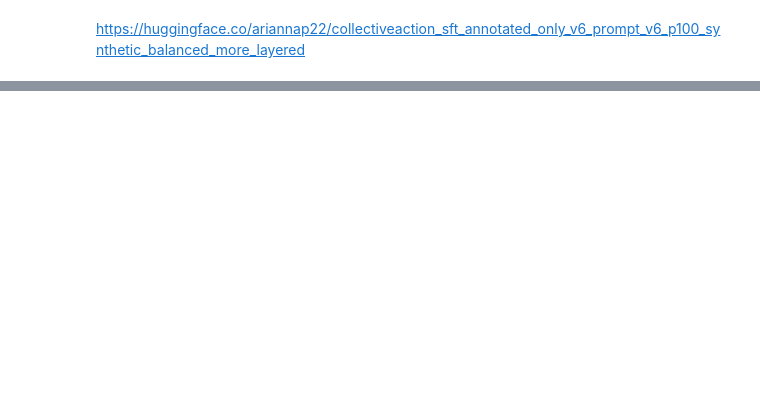
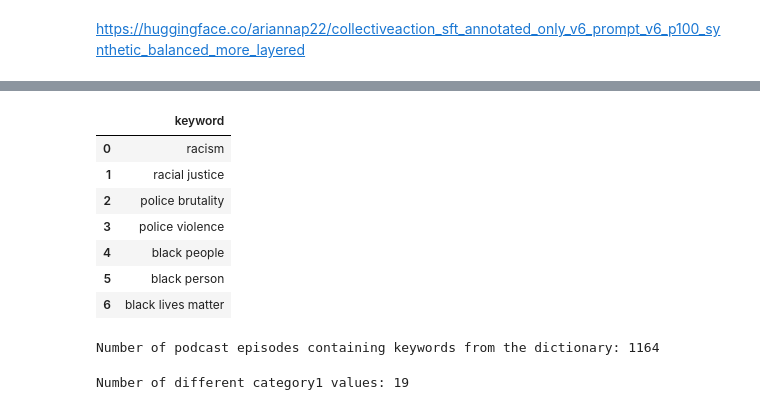
Before and after one commit to todomoldovan/thesis, a Jupyter notebook: notebooks/test.ipynb, the cells around one changed output, grey strips where cells are left out. Saved outputs shown, nothing was run; the diff lists cells and outputs as text; code cells hidden in the pictures; blank space fills up the shorter version.

```diff
--- a/notebooks/test.ipynb
+++ b/notebooks/test.ipynb
@@ -232,0 +2019,75 @@ for text, pred in zip(texts, y_pred):
+# %%
+import pandas as pd
+blm_dic = pd.read_csv('../data/racism_list.csv', header=None)
+blm_dic.columns = ['keyword']
+blm_dic
+# %% [output]
+|  | keyword |
+| 0 | racism |
+| 1 | racial justice |
+| 2 | police brutality |
+| 3 | police violence |
+| 4 | black people |
+| 5 | black person |
+| 6 | black lives matter |
+# %%
+import sqlite3
+import pandas as pd
+
+keywords = blm_dic['keyword'].tolist()
+
+# Connect to the database
+conn = sqlite3.connect('data.db')
+cursor = conn.cursor()
+
+try:
+    # Build the dynamic WHERE clause based on the keywords
+    where_clause = " OR ".join([f"transcript LIKE '%{keyword}%'" for keyword in keywords])
+    query = f"SELECT COUNT(*) FROM podcast_episodes WHERE {where_clause}"
+
+    # Execute the query
+    cursor.execute(query)
+    count = cursor.fetchone()[0]
+
+    # Print the count
+    print(f"Number of podcast episodes containing keywords from the dictionary: {count}")
+
+except sqlite3.Error as e:
+    print(f"An error occurred: {e}")
+
+finally:
+    # Close the cursor and connection
+    cursor.close()
+    conn.close()
+# %% [output]
+Number of podcast episodes containing keywords from the dictionary: 1164
+# %%
+import sqlite3
+
+keywords = blm_dic['keyword'].tolist()
+
+# Connect to the database
+conn = sqlite3.connect('data.db')
+cursor = conn.cursor()
+
+try:
+    # Build the dynamic WHERE clause based on the keywords
+    where_clause = " OR ".join([f"transcript LIKE '%{keyword}%'" for keyword in keywords])
+    query = f"SELECT COUNT(DISTINCT category1) FROM podcast_episodes WHERE {where_clause}"
+
+    # Execute the query
+    cursor.execute(query)
+    unique_category1_count = cursor.fetchone()[0]
+
+    # Print the count of unique category1 values
+    print(f"Number of different category1 values: {unique_category1_count}")
+
+except sqlite3.Error as e:
+    print(f"An error occurred: {e}")
+
+finally:
+    # Close the cursor and connection
+    cursor.close()
+    conn.close()
+# %% [output]
+Number of different category1 values: 19
```
Also changed, not shown: parts of 79 cells of this notebook, 41 other files.
